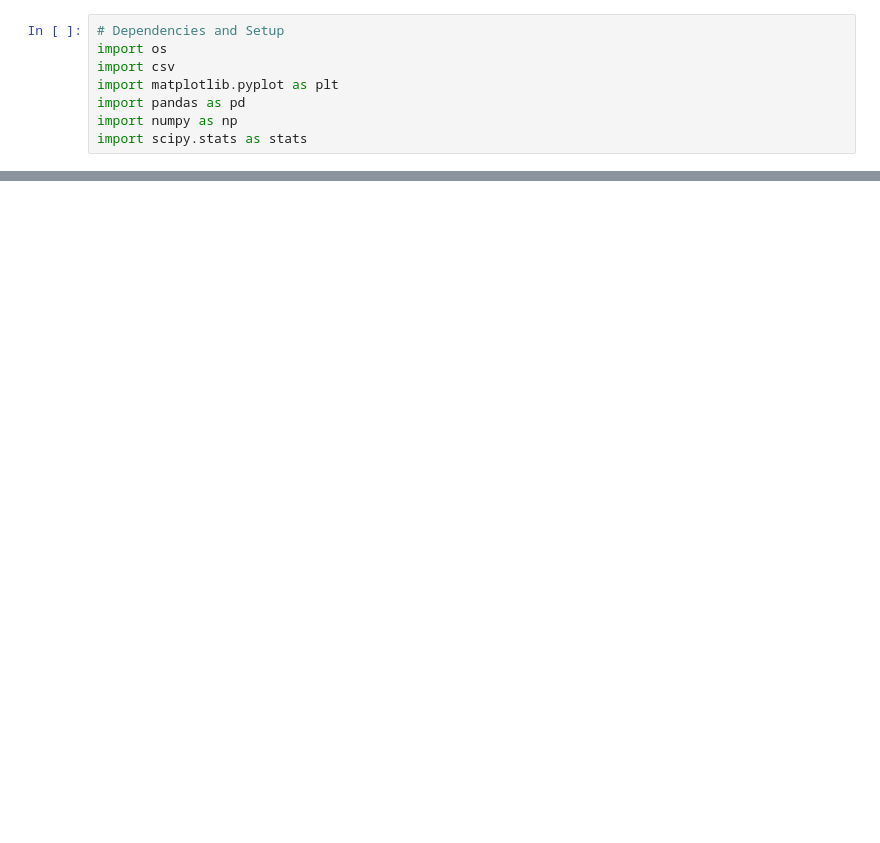
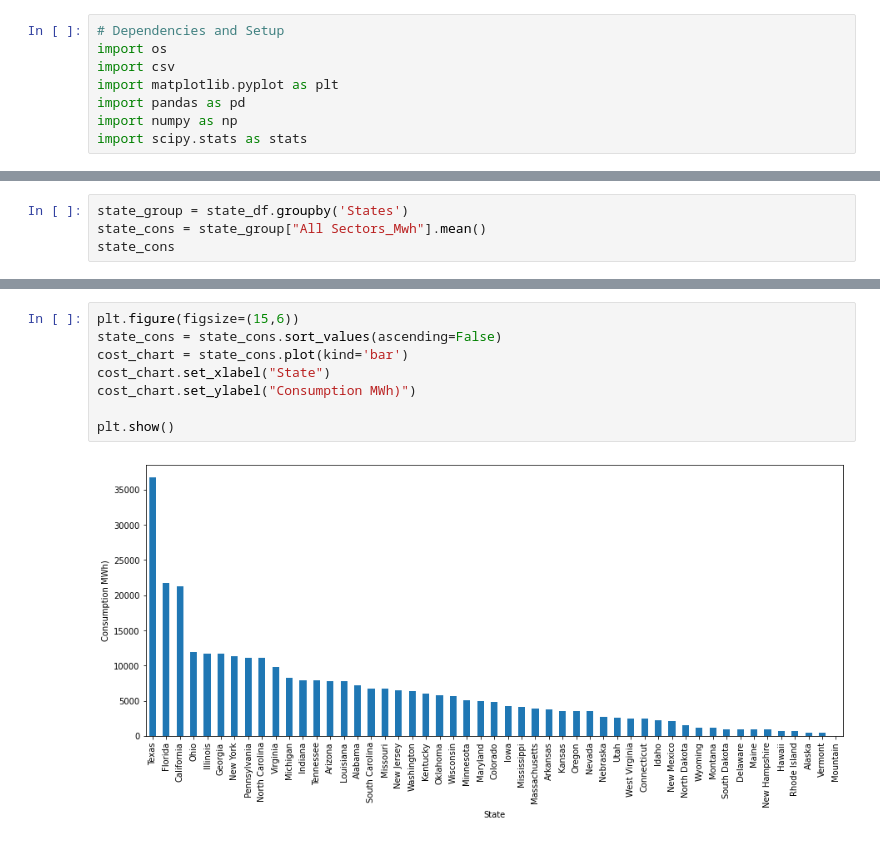
Before and after one commit to gpivaro/Project_1, a Jupyter notebook: Josh's Notebooks/Bar_chart_PvsC.ipynb, the cells around one changed output, grey strips where cells are left out. Saved outputs shown, nothing was run; the diff lists cells and outputs as text; blank space fills up the shorter version.

```diff
--- a/Josh's Notebooks/Bar_chart_PvsC.ipynb
+++ b/Josh's Notebooks/Bar_chart_PvsC.ipynb
@@ -81,0 +95,4 @@ state_priceVScon
+# %%
+state_group = state_df.groupby('States')
+state_cons = state_group["All Sectors_Mwh"].mean()
+state_cons
@@ -82,3 +117,13 @@ state_priceVScon
+# %%
+plt.figure(figsize=(15,6))
+state_cons = state_cons.sort_values(ascending=False)
+cost_chart = state_cons.plot(kind='bar')
+cost_chart.set_xlabel("State")
+cost_chart.set_ylabel("Consumption MWh)")
+
+plt.show()
+# %% [output]
+[figure, added]
 # %%
 
 labels = ['Connecticut', 'Maine', 'Massachusetts', 'New Hampshire', 'Rhode Island', 'Vermont', 'New Jersey',
```
Also changed, not shown: parts of 7 cells of this notebook.
